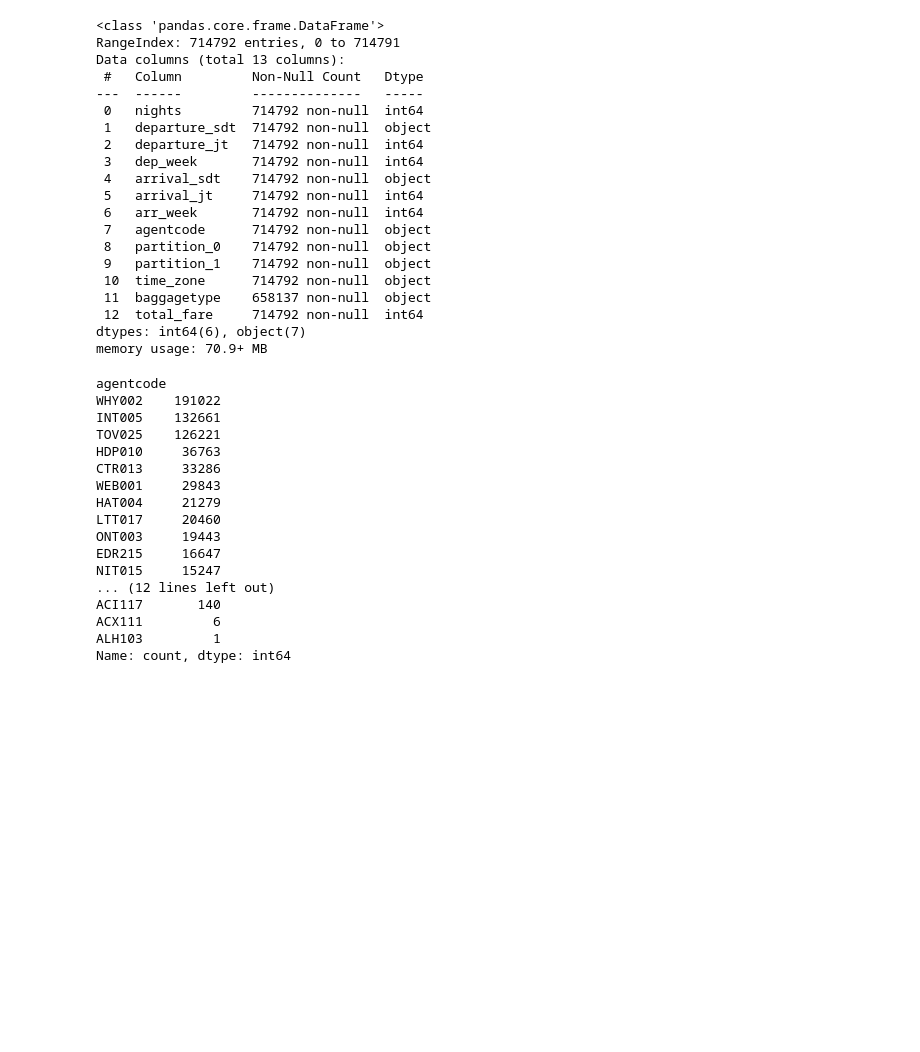
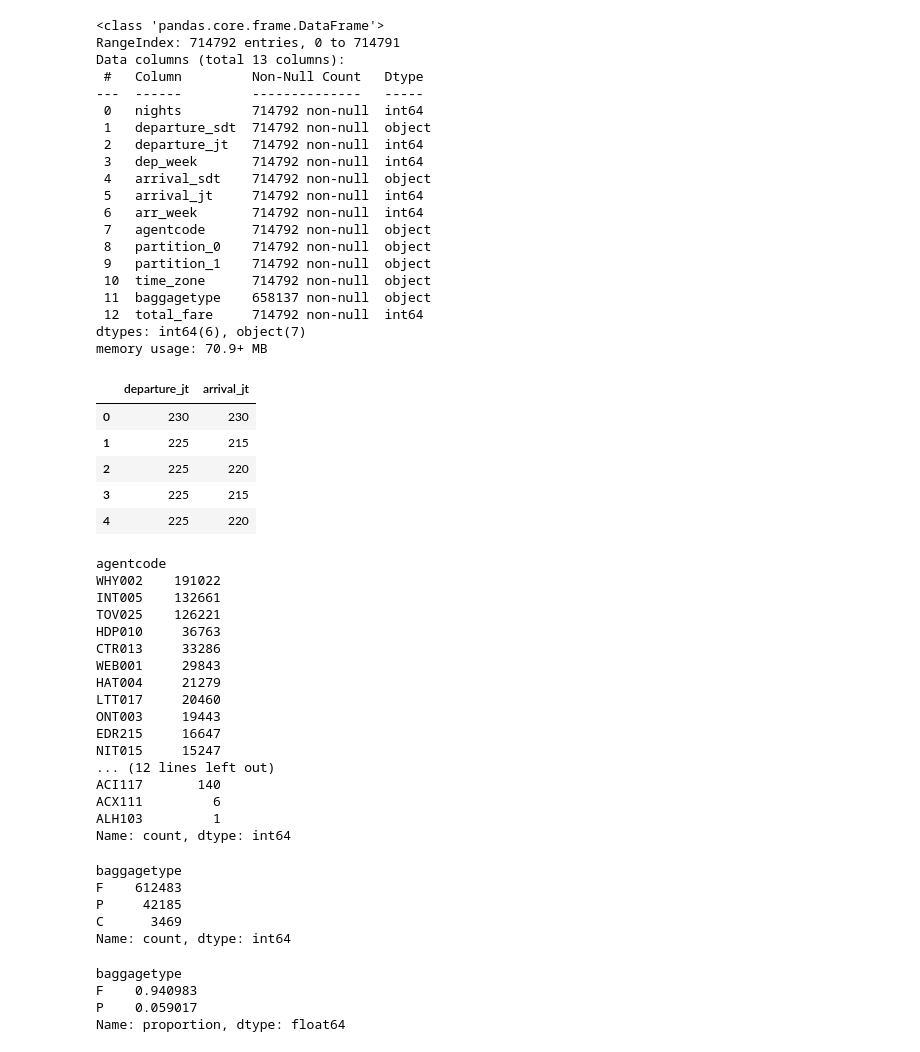
Before and after one commit to SunBinHong00/DataAnalysis, a Jupyter notebook: instantrip/model_pipe.ipynb, the cells around one changed output. Cells and saved outputs as stored; diff of their text form; code cells hidden in the pictures; blank space fills up the shorter version.

```diff
--- a/instantrip/model_pipe.ipynb
+++ b/instantrip/model_pipe.ipynb
@@ -92,6 +120,19 @@ Data columns (total 13 columns):
  12  total_fare     714792 non-null  int64
 dtypes: int64(6), object(7)
 memory usage: 70.9+ MB
+# %%
+# jt 비행시간 350은 03시간50분으로 230분으로 변환
+df['departure_jt'] = df['departure_jt'].apply(lambda x : str(x).zfill(4)).apply(lambda x : int(x[:2])*60+int(x[2:]))
+df['arrival_jt'] = df['arrival_jt'].apply(lambda x : str(x).zfill(4)).apply(lambda x : int(x[:2])*60+int(x[2:]))
+
+df[['departure_jt','arrival_jt']].head()
+# %% [output]
+|  | departure_jt | arrival_jt |
+| 0 | 230 | 230 |
+| 1 | 225 | 215 |
+| 2 | 225 | 220 |
+| 3 | 225 | 215 |
+| 4 | 225 | 220 |
 # %%
 # str to datetime 형식 변환
 df['departure_sdt'] = pd.to_datetime(df['departure_sdt'])
@@ -132,25 +173,47 @@ df.drop(columns=drop_col,inplace=True)
 
 # drop_jt = ['departure_jt', 'arrival_jt']
 # df.drop(columns=drop_jt,inplace=True)
-# %%
-# agentcode
-
-df['agentcode'].value_counts()
-# %% [output]
-agentcode
-WHY002    191022
-INT005    132661
-TOV025    126221
-HDP010     36763
-CTR013     33286
-WEB001     29843
-HAT004     21279
-LTT017     20460
-ONT003     19443
-EDR215     16647
-NIT015     15247
-... (12 lines left out)
-ACI117       140
-ACX111         6
-ALH103         1
-Name: count, dtype: int64
+# %%
+# agentcode
+# 대행사 별 주력 여행지가 있는지 시각화 필요
+# 대항사와 여행지의 상관관계가 크다면 다중공산성 의심
+# 대행사와 항공권 가격의 상관관계 확인 필요
+df['agentcode'].value_counts()
+# %% [output]
+agentcode
+WHY002    191022
+INT005    132661
+TOV025    126221
+HDP010     36763
+CTR013     33286
+WEB001     29843
+HAT004     21279
+LTT017     20460
+ONT003     19443
+EDR215     16647
+NIT015     15247
+... (12 lines left out)
+ACI117       140
+ACX111         6
+ALH103         1
+Name: count, dtype: int64
+# %%
+# baggagetype
+# "P" 수화물 포함
+# [F, C] 수화물 미포함
+df['baggagetype'].value_counts()
+# %% [output]
+baggagetype
+F    612483
+P     42185
+C      3469
+Name: count, dtype: int64
+# %%
+# 'C', Nan 값을 F로 치환
+df['baggagetype'] = df['baggagetype'].apply(lambda x: 'F' if x == 'C' else x).fillna('F')
+df['baggagetype'].value_counts(normalize=True)
+# %% [output]
+baggagetype
+F    0.940983
+P    0.059017
+Name: proportion, dtype: float64
```
Also changed, not shown: parts of 11 cells of this notebook.
